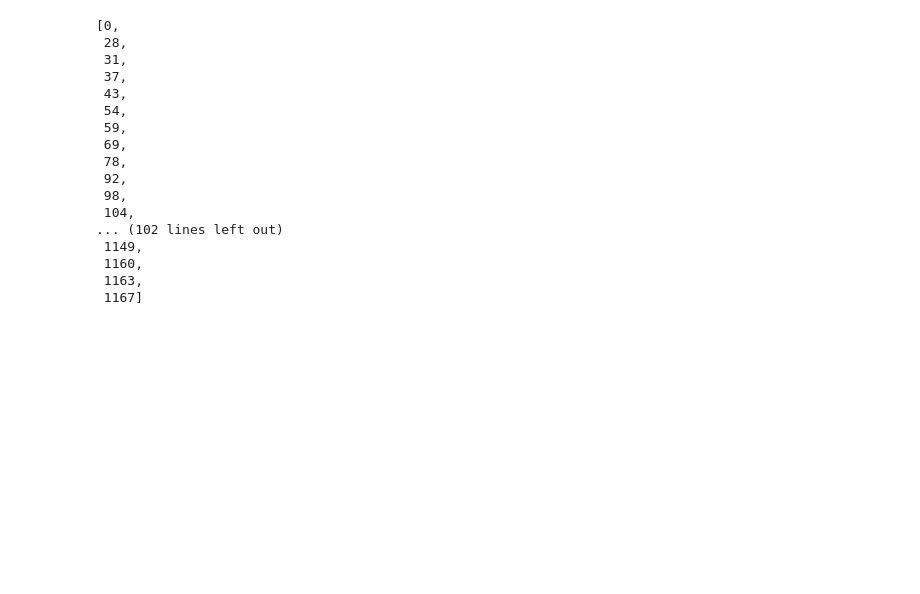
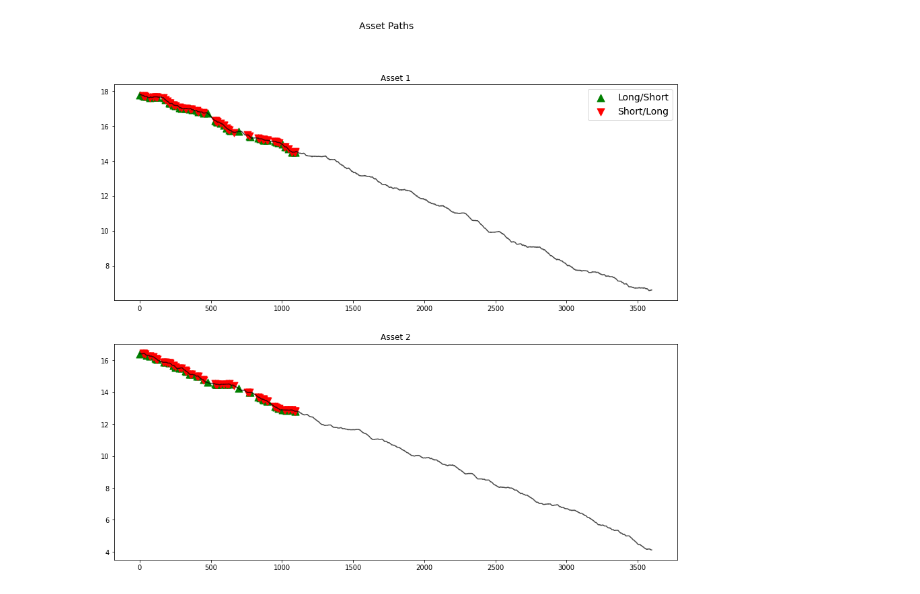
Before and after one commit to kew96/MicroPriceTradingRL, a Jupyter notebook: PairsTradingRL/DQN.ipynb, the cells around one changed output. Saved outputs shown, nothing was run; the diff lists cells and outputs as text; code cells hidden in the pictures; blank space fills up the shorter version.

```diff
--- a/PairsTradingRL/DQN.ipynb
+++ b/PairsTradingRL/DQN.ipynb
@@ -73,23 +130,7 @@ env_test.plot()
-# %%
-env_test.trade_indices_history[-1]
-# %% [output]
-[0,
- 28,
- 31,
- 37,
- 43,
- 54,
- 59,
- 69,
- 78,
- 92,
- 98,
- 104,
-... (102 lines left out)
- 1149,
- 1160,
- 1163,
- 1167]
+# %%
+env_test.plot('asset_paths')
+# %% [output]
+[figure, added]
 # %%
 env_test.plot('position_history')
 # %% [output]
```
Also changed, not shown: parts of 13 cells of this notebook, 8 other files.
